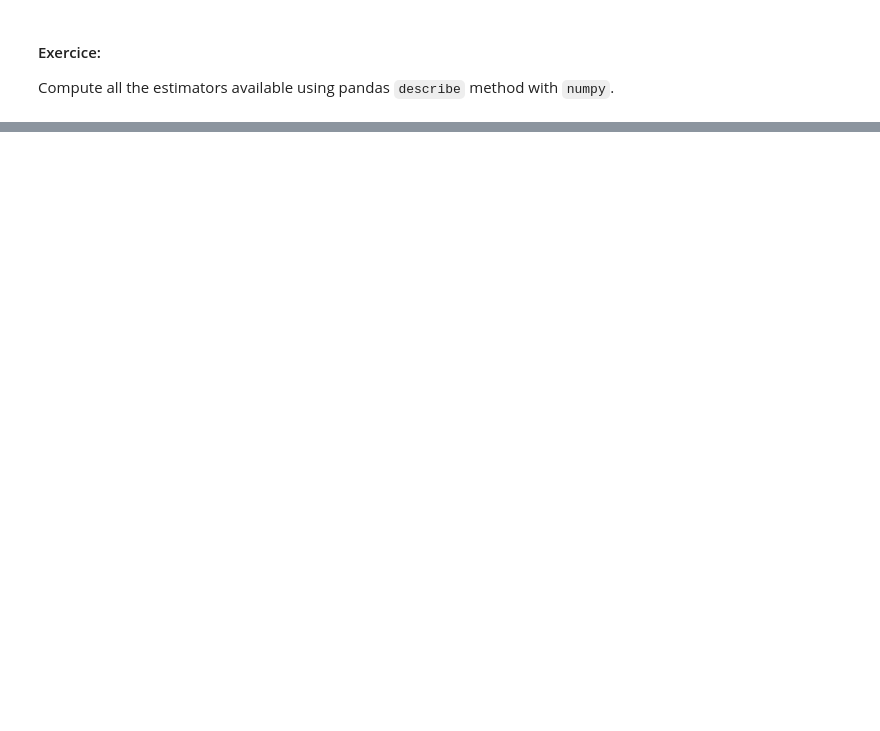
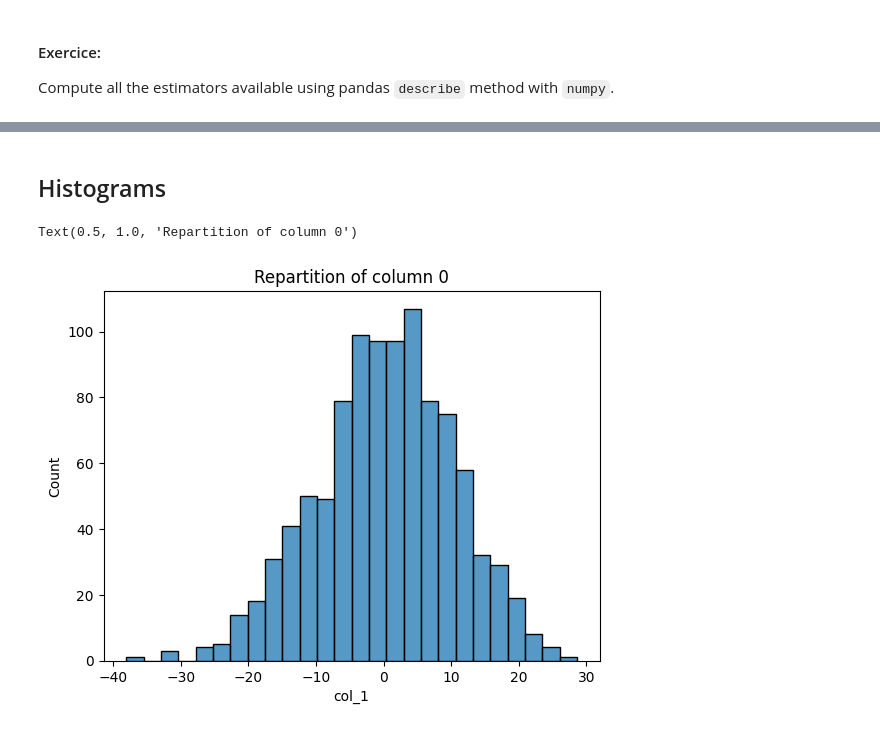
Before and after one commit to SphRbtHyk/miashs_introduction_ml, a Jupyter notebook: lab1/lab1_data_manipulation.ipynb, the cells around one changed output, grey strips where cells are left out. Saved outputs shown, nothing was run; the diff lists cells and outputs as text; code cells hidden in the pictures; blank space fills up the shorter version.

```diff
--- a/lab1/lab1_data_manipulation.ipynb
+++ b/lab1/lab1_data_manipulation.ipynb
@@ -179,0 +204,7 @@ Compute all the estimators available using pandas `describe` method with `numpy`
+# %% [markdown]
+## Histograms
+# %%
+sns.histplot(data=df, x="col_1").set_title("Repartition of column 0")
+# %% [output]
+Text(0.5, 1.0, 'Repartition of column 0')
+[figure, added]
```
Also changed, not shown: parts of 16 cells of this notebook, 4 other files.
